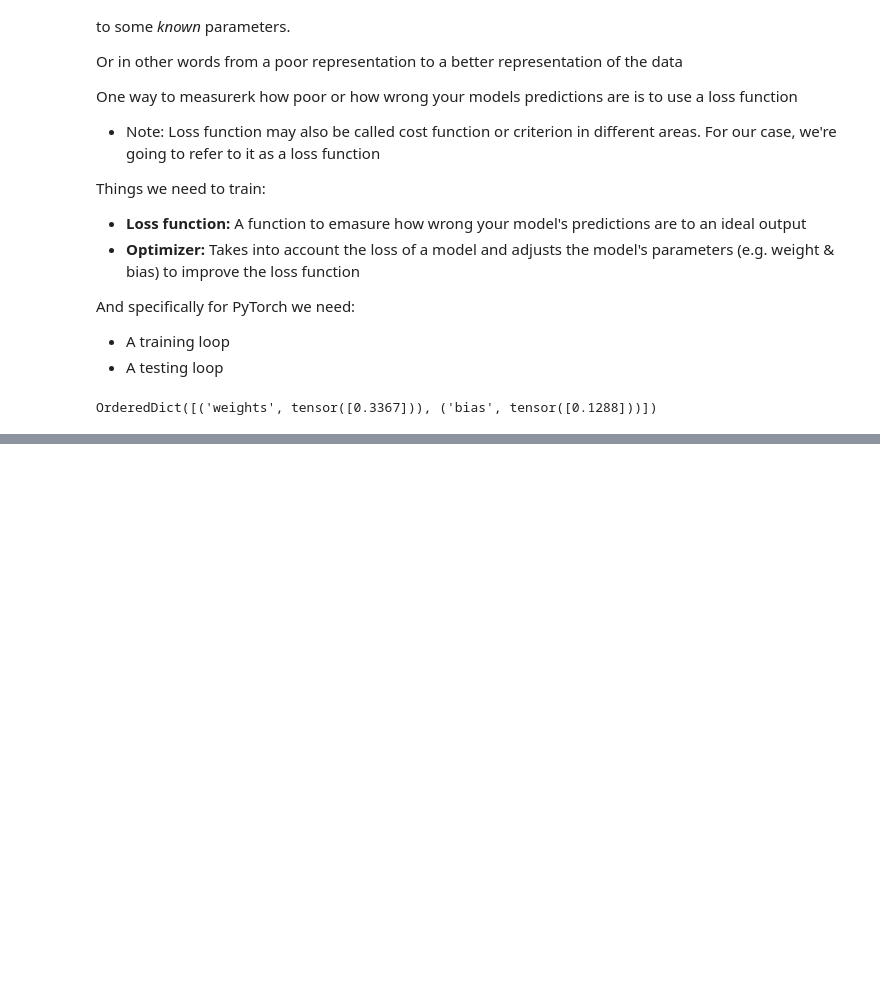
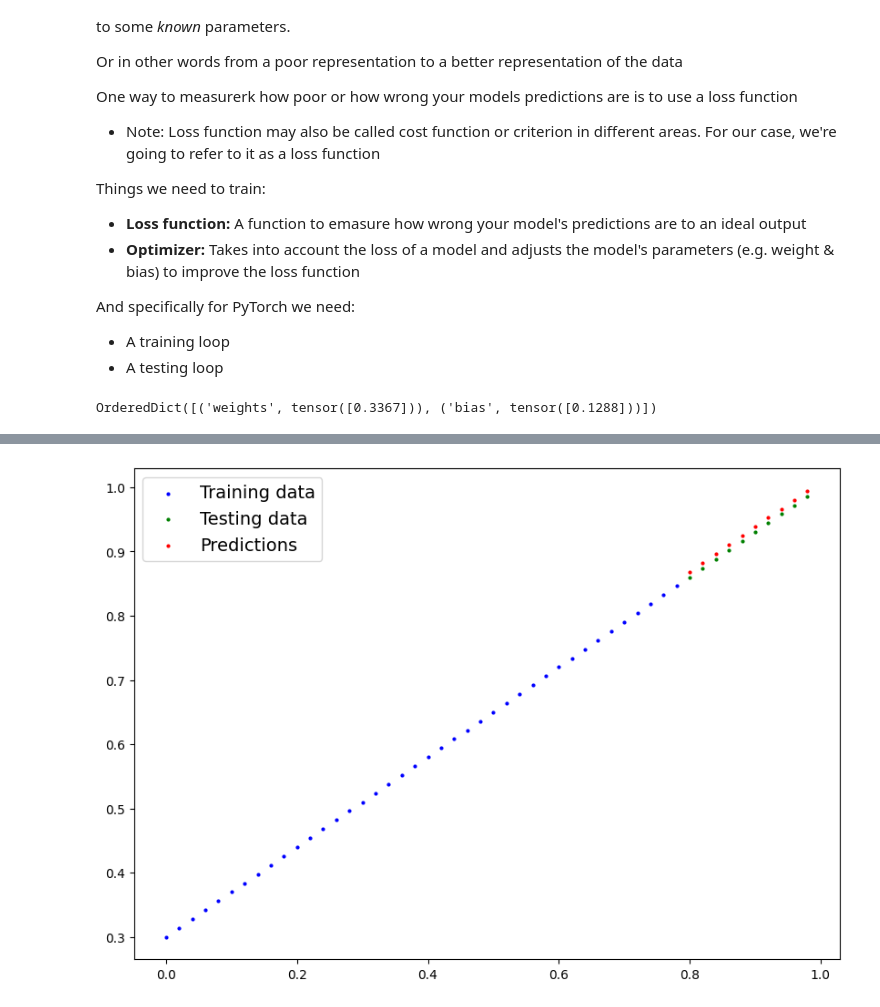
Before and after one commit to BigBarfEaterBBE/pytorch-learning, a Jupyter notebook: 01_pytorch_workflow.ipynb, the cells around one changed output, grey strips where cells are left out. Cells and saved outputs as stored; diff of their text form; code cells hidden in the pictures; blank space fills up the shorter version.

```diff
--- a/01_pytorch_workflow.ipynb
+++ b/01_pytorch_workflow.ipynb
@@ -295,0 +398,3 @@ optimizer = torch.optim.SGD(params=model_0.parameters(),
+# %%
+with torch.inference_mode():
+    y_preds_new = model_0(X_test)
@@ -295,0 +405,4 @@ optimizer = torch.optim.SGD(params=model_0.parameters(),
+# %%
+plot_predictions(predictions=y_preds_new)
+# %% [output]
+[figure, added]
```
Also changed, not shown: parts of 15 cells of this notebook, 1 other file.
